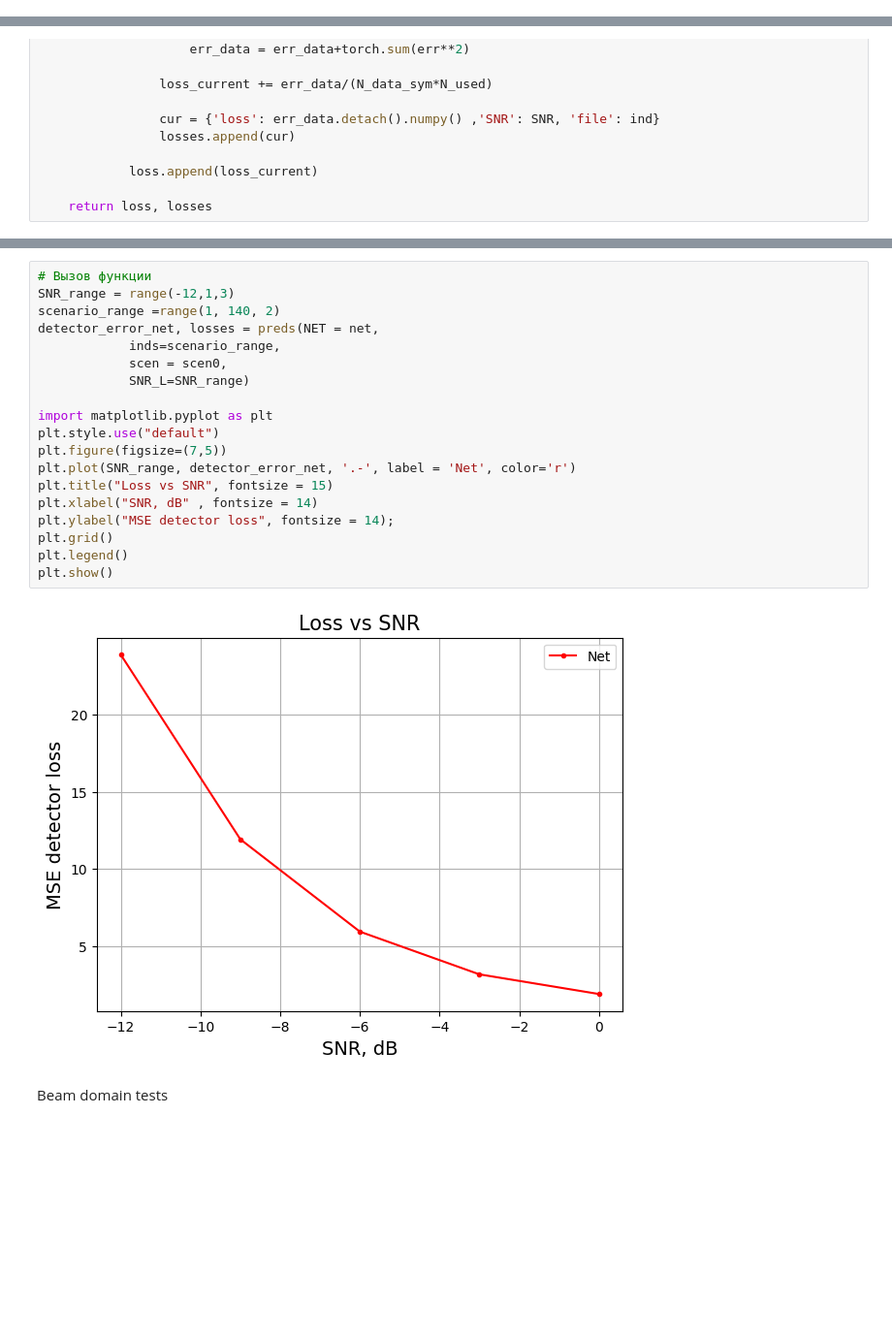
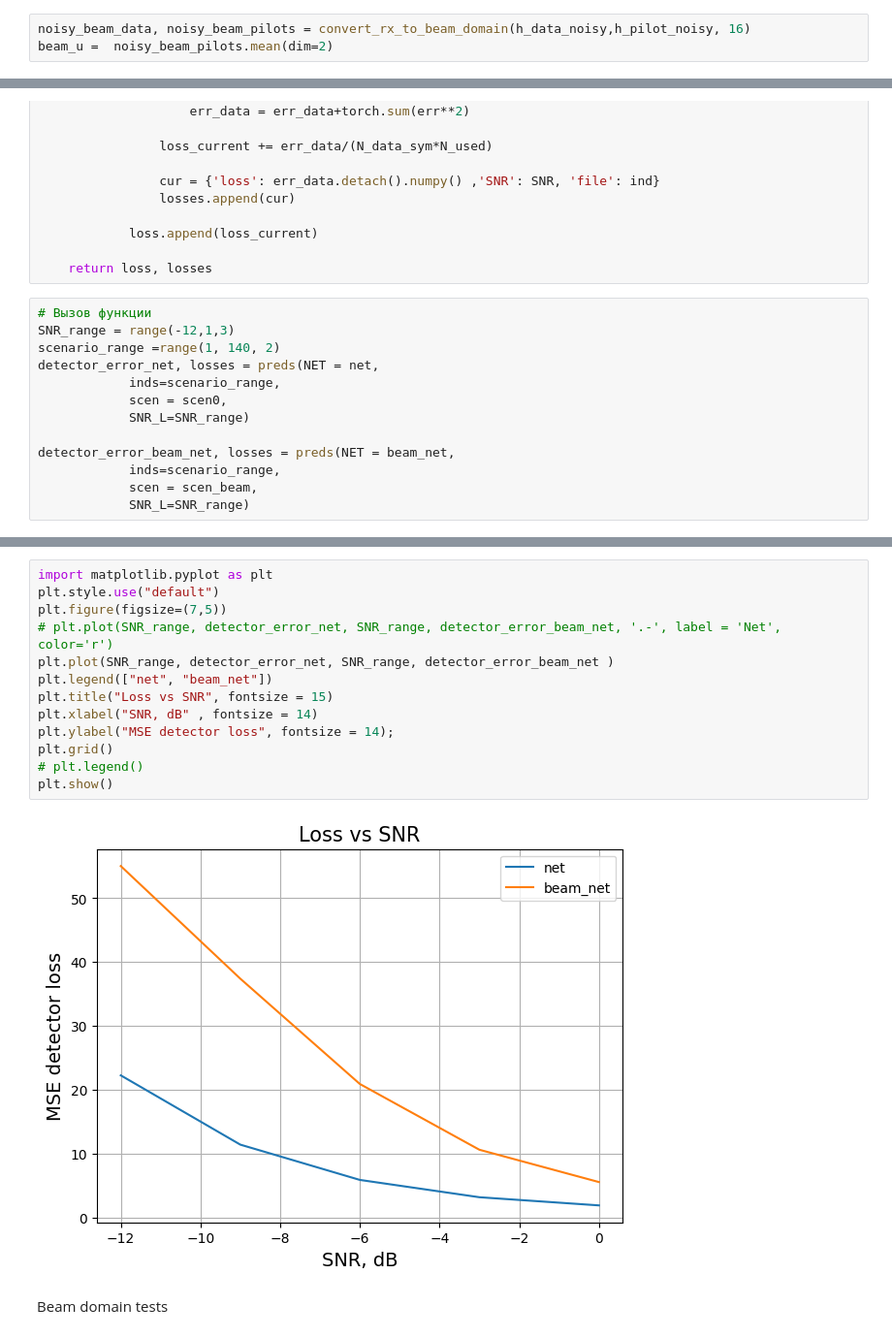
Before and after one commit to Albly/ML_for_channel_estimation, a Jupyter notebook: main.ipynb, the cells around one changed output, grey strips where cells are left out. Shown at 97% size. Cells and saved outputs as stored; diff of their text form; blank space fills up the shorter version.

Commit message:
added converting to beam domain and params to NET for working in beam domain

```diff
--- a/main.ipynb
+++ b/main.ipynb
@@ -536,0 +557,3 @@ plt.show()
+# %%
+noisy_beam_data, noisy_beam_pilots = convert_rx_to_beam_domain(h_data_noisy,h_pilot_noisy, 16)
+beam_u =  noisy_beam_pilots.mean(dim=2)
@@ -643,3 +713,16 @@ def preds(NET = net, ml = ml_default,
             loss.append(loss_current)
 
     return loss, losses
+# %%
+# Вызов функции
+SNR_range = range(-12,1,3)
+scenario_range =range(1, 140, 2)
+detector_error_net, losses = preds(NET = net,
+            inds=scenario_range,
+            scen = scen0,
+            SNR_L=SNR_range)
+
+detector_error_beam_net, losses = preds(NET = beam_net,
+            inds=scenario_range,
+            scen = scen_beam,
+            SNR_L=SNR_range)
@@ -646,24 +732,18 @@ def preds(NET = net, ml = ml_default,
 # %%
-# Вызов функции
-SNR_range = range(-12,1,3)
-scenario_range =range(1, 140, 2)
-detector_error_net, losses = preds(NET = net,
-            inds=scenario_range,
-            scen = scen0,
-            SNR_L=SNR_range)
-
 import matplotlib.pyplot as plt
 plt.style.use("default")
 plt.figure(figsize=(7,5))
-plt.plot(SNR_range, detector_error_net, '.-', label = 'Net', color='r')
+# plt.plot(SNR_range, detector_error_net, SNR_range, detector_error_beam_net, '.-', label = 'Net', color='r')
+plt.plot(SNR_range, detector_error_net, SNR_range, detector_error_beam_net )
+plt.legend(["net", "beam_net"])
 plt.title("Loss vs SNR", fontsize = 15)
 plt.xlabel("SNR, dB" , fontsize = 14)
 plt.ylabel("MSE detector loss", fontsize = 14);
 plt.grid()
-plt.legend()
+# plt.legend()
 plt.show()
 # %% [output]
-[figure, old version]
+[figure, new version]
 # %% [markdown]
 Beam domain tests
 # %%
```
Also changed, not shown: parts of 17 cells of this notebook, 3 other files.
